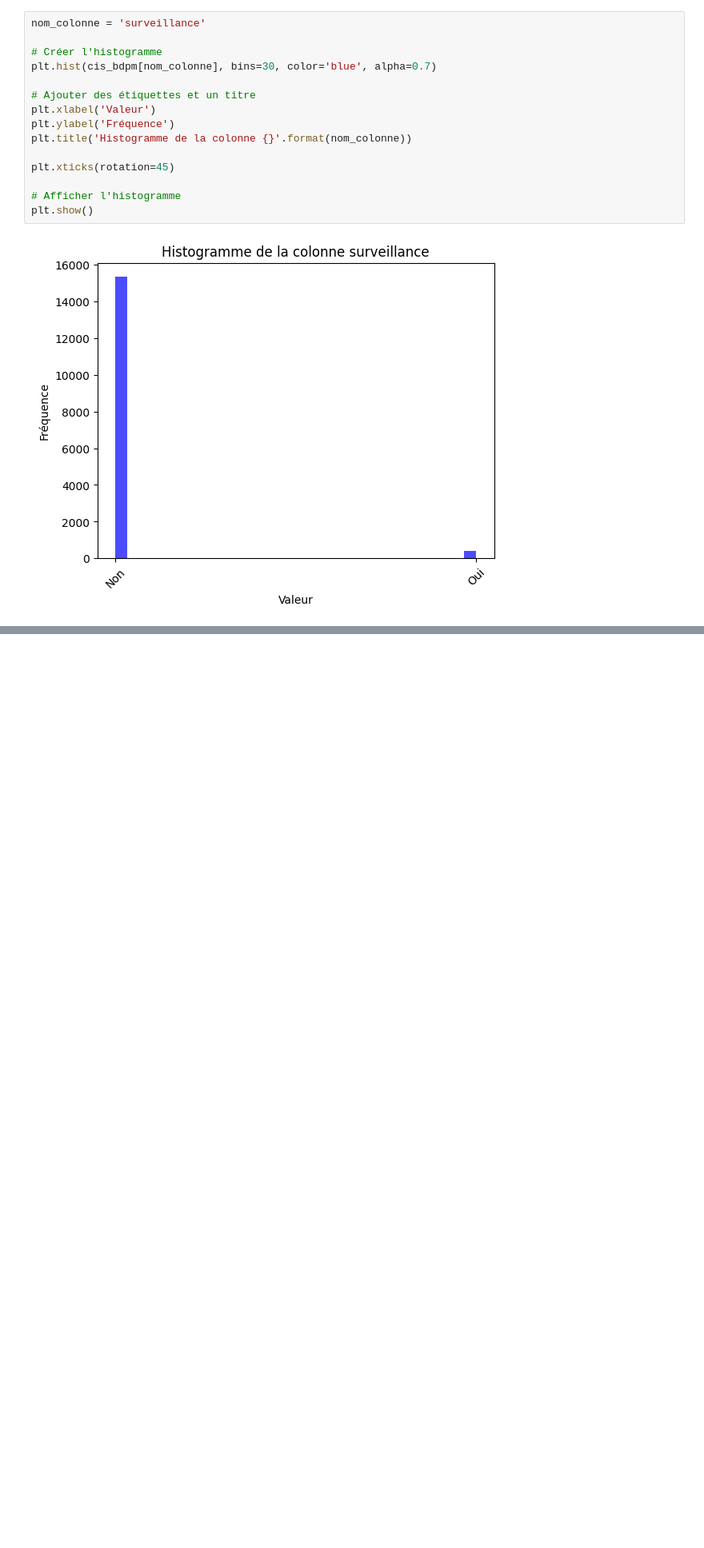
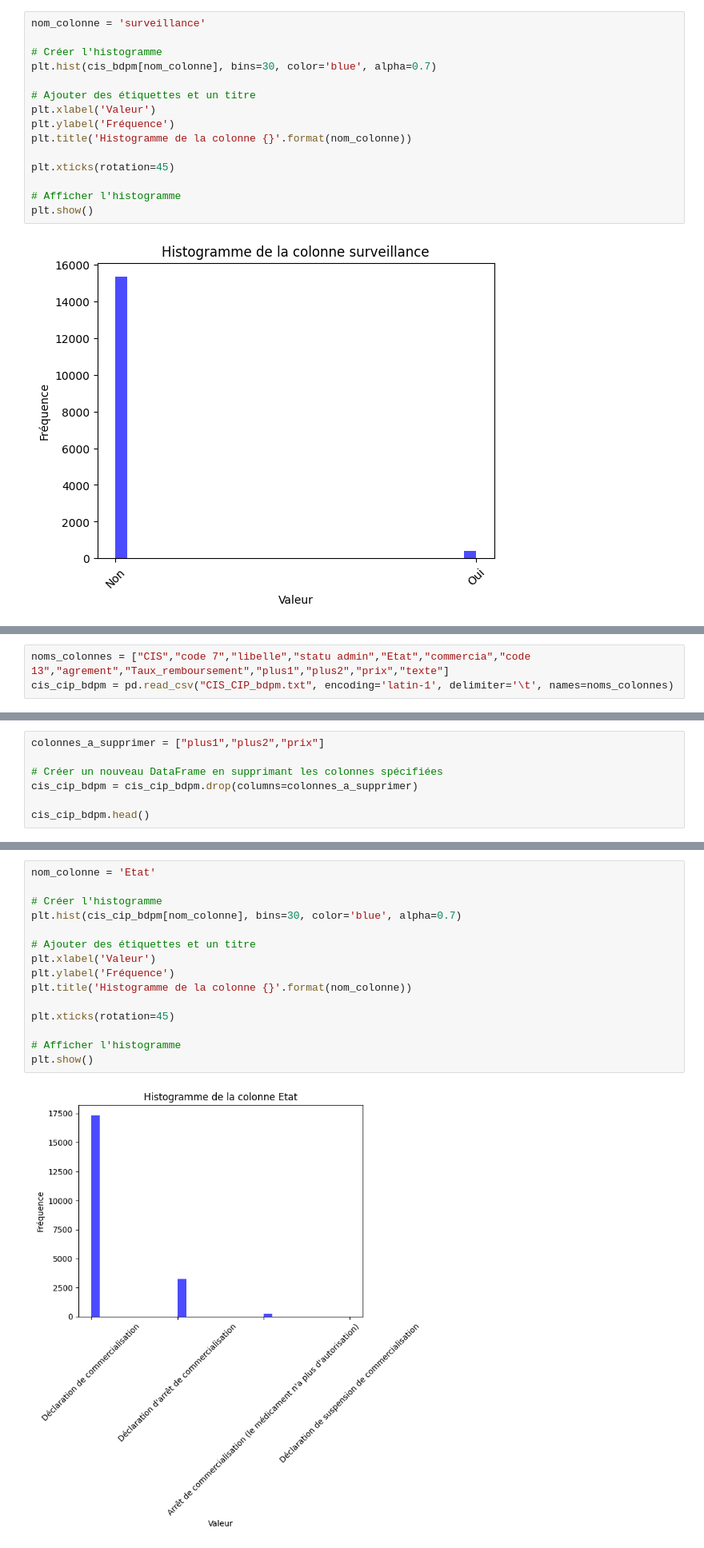
Before and after one commit to lenaaa27/Med-Phar, a Jupyter notebook: Data/medicament /analyse_data_medicament.ipynb, the cells around one changed output, grey strips where cells are left out. Shown at 80% size. Cells and saved outputs as stored; diff of their text form; blank space fills up the shorter version.

```diff
--- a/Data/medicament /analyse_data_medicament.ipynb
+++ b/Data/medicament /analyse_data_medicament.ipynb
@@ -95,0 +176,3 @@ plt.show()
+# %%
+noms_colonnes = ["CIS","code 7","libelle","statu admin","Etat","commercia","code 13","agrement","Taux_remboursement","plus1","plus2","prix","texte"]
+cis_cip_bdpm = pd.read_csv("CIS_CIP_bdpm.txt", encoding='latin-1', delimiter='\t', names=noms_colonnes)
@@ -95,0 +188,7 @@ plt.show()
+# %%
+colonnes_a_supprimer = ["plus1","plus2","prix"]
+
+# Créer un nouveau DataFrame en supprimant les colonnes spécifiées
+cis_cip_bdpm = cis_cip_bdpm.drop(columns=colonnes_a_supprimer)
+
+cis_cip_bdpm.head()
@@ -95,0 +202,17 @@ plt.show()
+# %%
+nom_colonne = 'Etat'
+
+# Créer l'histogramme
+plt.hist(cis_cip_bdpm[nom_colonne], bins=30, color='blue', alpha=0.7)
+
+# Ajouter des étiquettes et un titre
+plt.xlabel('Valeur')
+plt.ylabel('Fréquence')
+plt.title('Histogramme de la colonne {}'.format(nom_colonne))
+
+plt.xticks(rotation=45)
+
+# Afficher l'histogramme
+plt.show()
+# %% [output]
+[figure, added]
```
Also changed, not shown: parts of 53 cells of this notebook, 6 other files.
